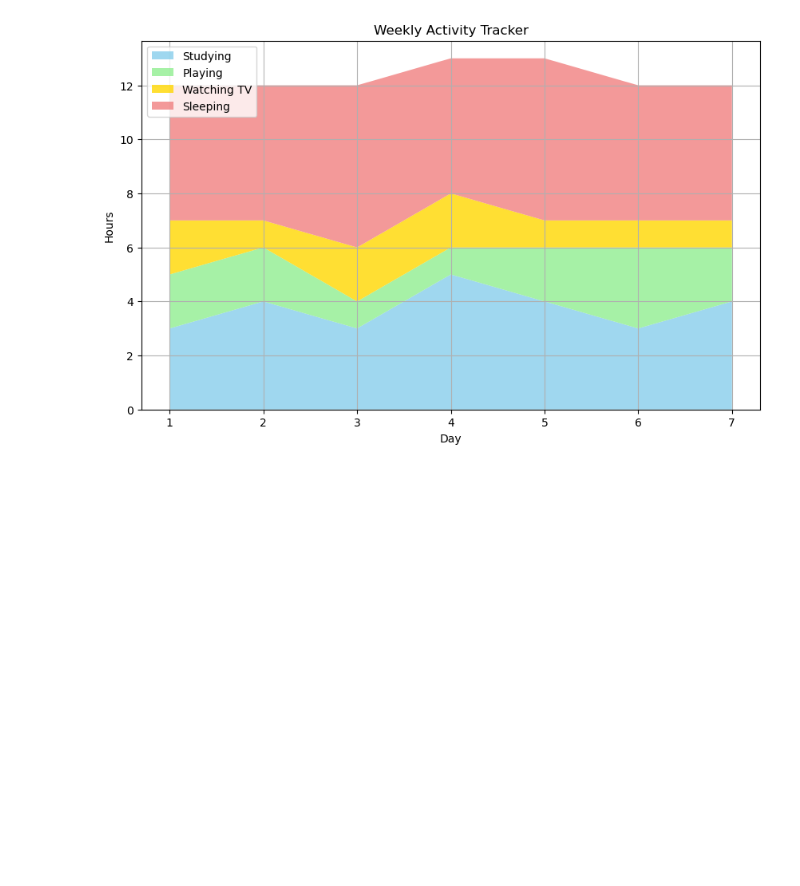
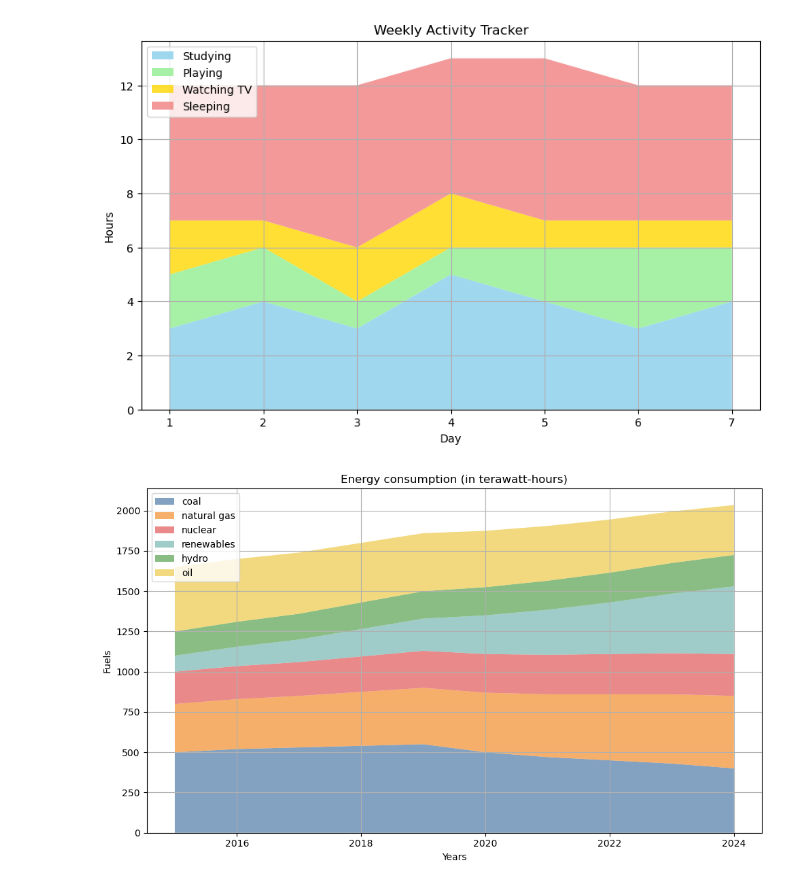
Before and after one commit to IndoKris/Data-Science, a Jupyter notebook: Matplotlib/Stack Plots.ipynb, the cells around one changed output. Drawn from its saved outputs; the diff is of its cells as text; code cells hidden in the pictures; blank space fills up the shorter version.

```diff
--- a/Matplotlib/Stack Plots.ipynb
+++ b/Matplotlib/Stack Plots.ipynb
@@ -35,3 +35,36 @@ plt.grid(True)
 plt.show()
 # %% [output]
 [figure]
+# %%
+# energy consumption (in terawatt-hours) from different sources over 10 years in a country
+import matplotlib.pyplot as plt
+years = [2015, 2016, 2017, 2018, 2019, 2020, 2021, 2022, 2023, 2024]
+
+coal = [500, 520, 530, 540, 550, 500, 470, 450, 430, 400]
+natural_gas = [300, 310, 320, 335, 350, 370, 390, 410, 430, 450]
+nuclear = [200, 205, 210, 220, 230, 240, 245, 250, 255, 260]
+renewables = [100, 120, 140, 170, 200, 240, 280, 320, 370, 420]
+hydro = [150, 155, 160, 165, 170, 175, 180, 185, 190, 195]
+oil = [400, 390, 380, 370, 360, 350, 340, 330, 320, 310]
+colors = ['#4E79A7',  # muted blue
+          '#F28E2B',  # warm orange
+          '#E15759',  # soft red
+          '#76B7B2',  # teal green
+          '#59A14F',  # earthy green
+          '#EDC949']  # golden yellow
+
+labels = ['coal','natural gas' ,'nuclear','renewables','hydro','oil']
+plt.figure(facecolor='white',figsize=(10,6))
+plt.stackplot(years,coal , natural_gas , nuclear , renewables , hydro ,oil ,
+              labels = labels,
+              colors = colors,
+              alpha = 0.7)
+plt.title('Energy consumption (in terawatt-hours)')
+plt.legend(loc='upper left')
+plt.xlabel('Years')
+plt.ylabel('Fuels')
+plt.tight_layout()
+plt.grid(True)
+plt.show()
+# %% [output]
+[figure, added]
```
